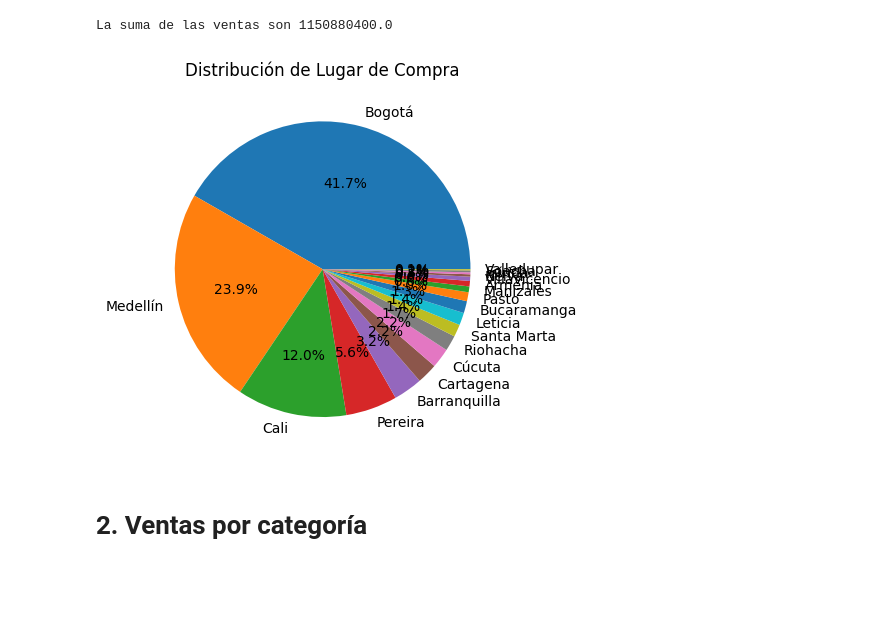
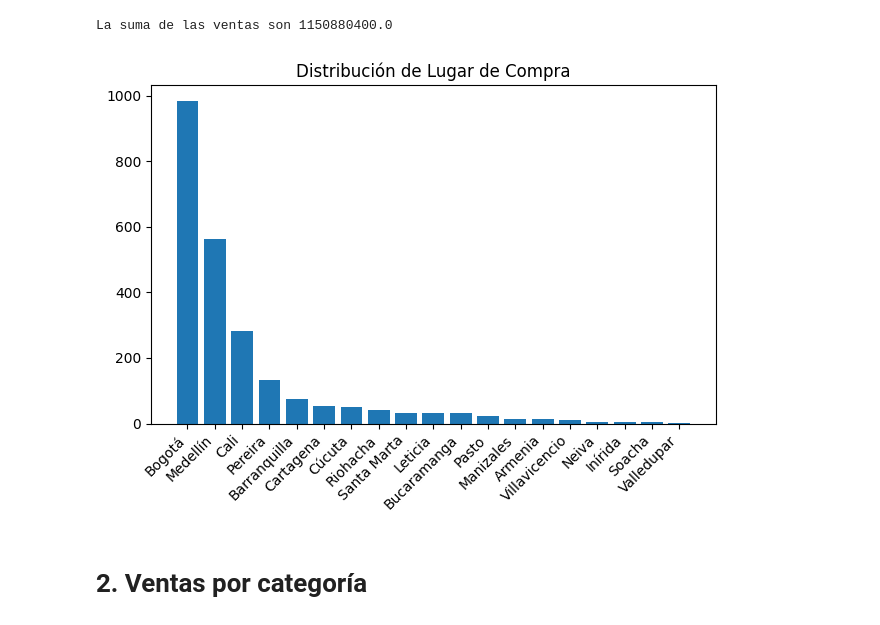
Before and after one commit to leriverah/challenge_alura_store, a Jupyter notebook: AluraStoreLatam.ipynb, the cells around one changed output. Saved outputs shown, nothing was run; the diff lists cells and outputs as text; code cells hidden in the pictures; blank space fills up the shorter version.

```diff
--- a/AluraStoreLatam.ipynb
+++ b/AluraStoreLatam.ipynb
@@ -41,16 +41,25 @@ La suma de las ventas son 1150880400.0
 import matplotlib.pyplot as plt
 # %%
 import matplotlib.pyplot as plt
+import pandas as pd
+
+# Move the import and data reading statement here
+url = "https://raw.githubusercontent.com/alura-es-cursos/challenge1-data-science-latam/refs/heads/main/base-de-datos-challenge1-latam/tienda_1%20.csv"
+tienda = pd.read_csv(url)
 
 # Calculate the frequency of each 'Lugar de Compra'
 lugar_de_compra_counts = tienda['Lugar de Compra'].value_counts()
 
-# Use the index (Lugar de Compra) and values (counts) for the pie chart
-plt.pie(lugar_de_compra_counts.values, labels=lugar_de_compra_counts.index, autopct='%1.1f%%')
+# Use the index (Lugar de Compra) and values (counts) for the bar chart
+# The first argument to plt.bar should be the x values (locations),
+# and the second argument should be the height values.
+plt.bar(lugar_de_compra_counts.index, lugar_de_compra_counts.values)
 plt.title('Distribución de Lugar de Compra')  # Add a title for clarity
+plt.xticks(rotation=45, ha='right') # Rotate x-axis labels for better readability
+plt.tight_layout() # Adjust layout to prevent labels from overlapping
 plt.show()
 # %% [output]
-[figure, old version]
+[figure, new version]
 # %% [markdown]
 # 2. Ventas por categoría
 # %%
```
